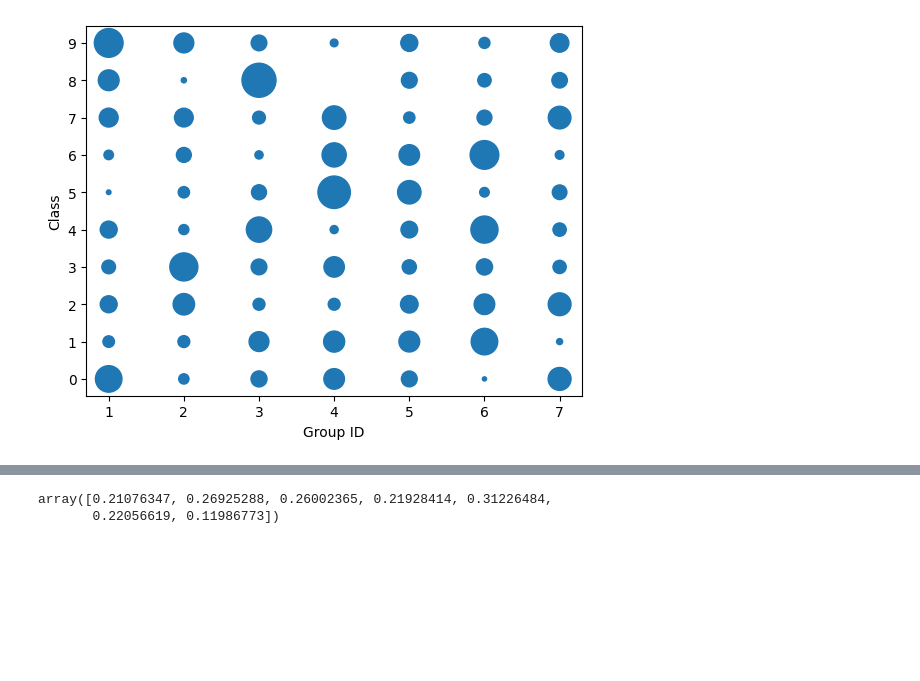
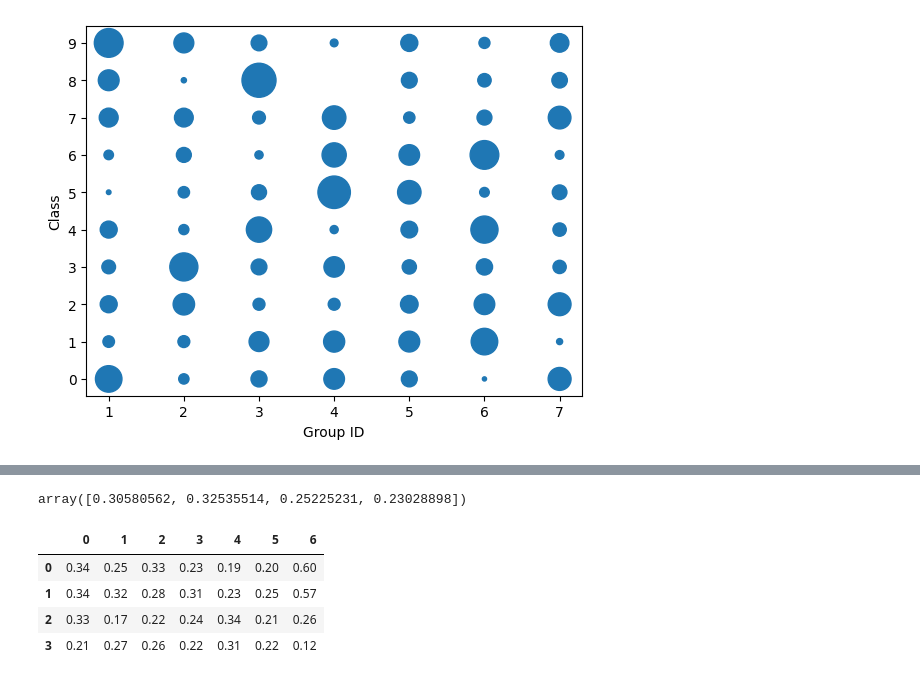
Before and after one commit to GoktugOcal/natadapt-x-flower, a Jupyter notebook: notebooks/grouping_final.ipynb, the cells around one changed output, grey strips where cells are left out. Cells and saved outputs as stored; diff of their text form; code cells hidden in the pictures; blank space fills up the shorter version.

```diff
--- a/notebooks/grouping_final.ipynb
+++ b/notebooks/grouping_final.ipynb
@@ -263,5 +336,12 @@ plt.show()
-# %%
-all_scores[-1]
-# %% [output]
-array([0.21076347, 0.26925288, 0.26002365, 0.21928414, 0.31226484,
-       0.22056619, 0.11986773])
+# %%
+np.mean(emd_scores, axis=1)
+# %% [output]
+array([0.30580562, 0.32535514, 0.25225231, 0.23028898])
+# %%
+pd.DataFrame(emd_scores).round(2)
+# %% [output]
+|  | 0 | 1 | 2 | 3 | 4 | 5 | 6 |
+| 0 | 0.34 | 0.25 | 0.33 | 0.23 | 0.19 | 0.20 | 0.60 |
+| 1 | 0.34 | 0.32 | 0.28 | 0.31 | 0.23 | 0.25 | 0.57 |
+| 2 | 0.33 | 0.17 | 0.22 | 0.24 | 0.34 | 0.21 | 0.26 |
+| 3 | 0.21 | 0.27 | 0.26 | 0.22 | 0.31 | 0.22 | 0.12 |
```
Also changed, not shown: parts of 4 cells of this notebook, 13 other files.
